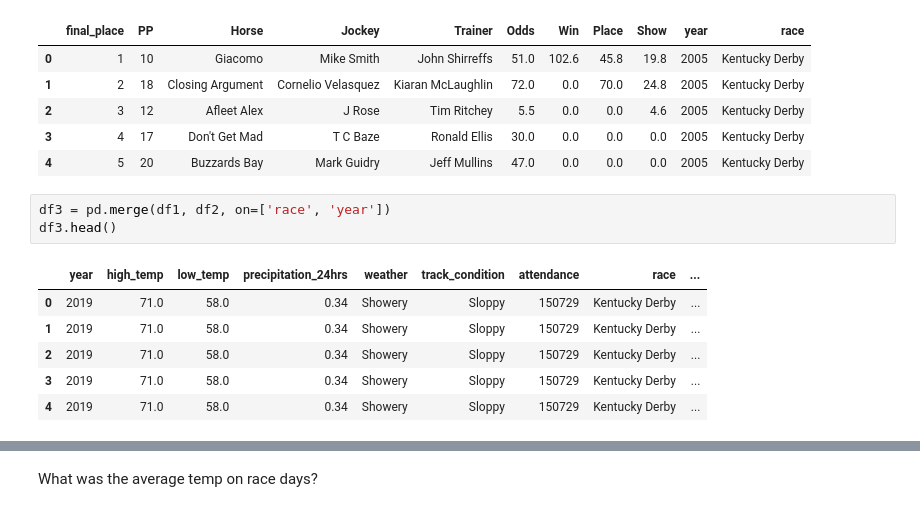
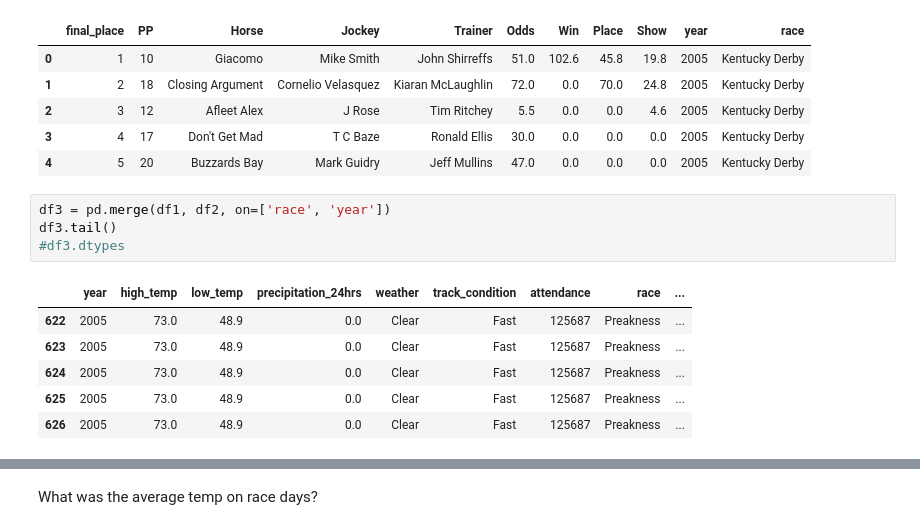
Before and after one commit to cmuhs/Derby_Dataset, a Jupyter notebook: TCR_Dataset.ipynb, the cells around one changed output, grey strips where cells are left out. Drawn from its saved outputs; the diff is of its cells as text.

```diff
--- a/TCR_Dataset.ipynb
+++ b/TCR_Dataset.ipynb
@@ -25,11 +27,12 @@ df2.head()
 | 4 | 5 | 20 | Buzzards Bay | Mark Guidry | Jeff Mullins | 47.0 | 0.0 | 0.0 | 0.0 | 2005 | Kentucky Derby |
 # %%
 df3 = pd.merge(df1, df2, on=['race', 'year'])
-df3.head()
+df3.tail()
+#df3.dtypes
 # %% [output]
 |  | year | high_temp | low_temp | precipitation_24hrs | weather | track_condition | attendance | race | ... |
-| 0 | 2019 | 71.0 | 58.0 | 0.34 | Showery | Sloppy | 150729 | Kentucky Derby | ... |
-| 1 | 2019 | 71.0 | 58.0 | 0.34 | Showery | Sloppy | 150729 | Kentucky Derby | ... |
-| 2 | 2019 | 71.0 | 58.0 | 0.34 | Showery | Sloppy | 150729 | Kentucky Derby | ... |
-| 3 | 2019 | 71.0 | 58.0 | 0.34 | Showery | Sloppy | 150729 | Kentucky Derby | ... |
-| 4 | 2019 | 71.0 | 58.0 | 0.34 | Showery | Sloppy | 150729 | Kentucky Derby | ... |
+| 622 | 2005 | 73.0 | 48.9 | 0.0 | Clear | Fast | 125687 | Preakness | ... |
+| 623 | 2005 | 73.0 | 48.9 | 0.0 | Clear | Fast | 125687 | Preakness | ... |
+| 624 | 2005 | 73.0 | 48.9 | 0.0 | Clear | Fast | 125687 | Preakness | ... |
+| 625 | 2005 | 73.0 | 48.9 | 0.0 | Clear | Fast | 125687 | Preakness | ... |
+| 626 | 2005 | 73.0 | 48.9 | 0.0 | Clear | Fast | 125687 | Preakness | ... |
```
Also changed, not shown: parts of 10 cells of this notebook.
